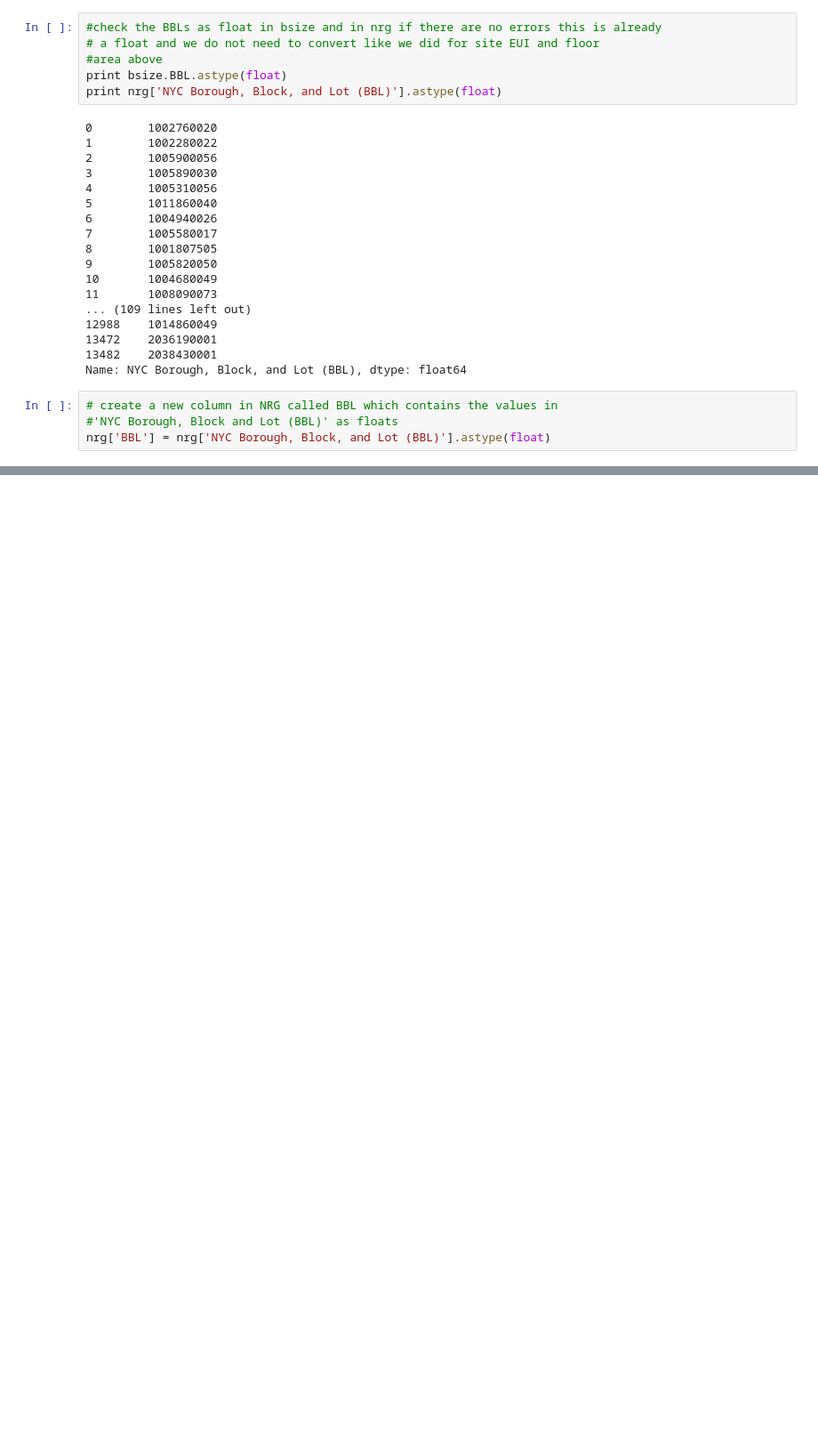
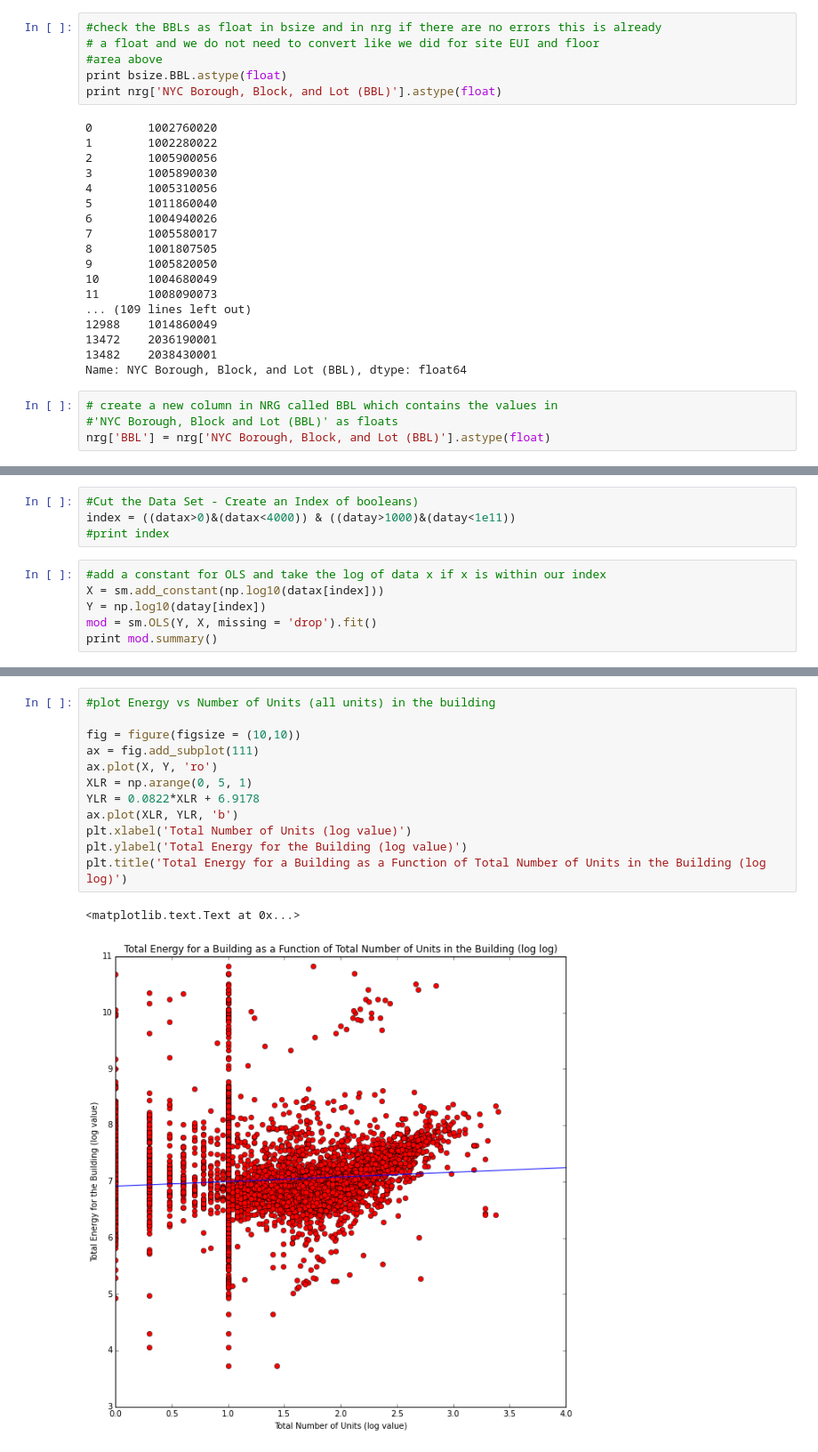
Before and after one commit to daraperl/PUI2015_dperl, a Jupyter notebook: HW5/Homework 5 - Assignment 1 Energy Consumption and Building Data.ipynb, the cells around one changed output, grey strips where cells are left out. Shown: that part at 89% size. Cells and saved outputs as stored; diff of their text form; blank space fills up the shorter version.

```diff
--- a/HW5/Homework 5 - Assignment 1 Energy Consumption and Building Data.ipynb
+++ b/HW5/Homework 5 - Assignment 1 Energy Consumption and Building Data.ipynb
@@ -207,0 +188,10 @@ TypeError: There is no line property "loglog"
+# %%
+#Cut the Data Set - Create an Index of booleans)
+index = ((datax>0)&(datax<4000)) & ((datay>1000)&(datay<1e11))
+#print index
+# %%
+#add a constant for OLS and take the log of data x if x is within our index
+X = sm.add_constant(np.log10(datax[index]))
+Y = np.log10(datay[index])
+mod = sm.OLS(Y, X, missing = 'drop').fit()
+print mod.summary()
@@ -207,0 +216,15 @@ TypeError: There is no line property "loglog"
+# %%
+#plot Energy vs Number of Units (all units) in the building
+
+fig = figure(figsize = (10,10))
+ax = fig.add_subplot(111)
+ax.plot(X, Y, 'ro')
+XLR = np.arange(0, 5, 1)
+YLR = 0.0822*XLR + 6.9178
+ax.plot(XLR, YLR, 'b')
+plt.xlabel('Total Number of Units (log value)')
+plt.ylabel('Total Energy for the Building (log value)')
+plt.title('Total Energy for a Building as a Function of Total Number of Units in the Building (log log)')
+# %% [output]
+<matplotlib.text.Text at 0x...>
+[figure, added]
```
Also changed, not shown: parts of 15 cells of this notebook, 23 other files.
